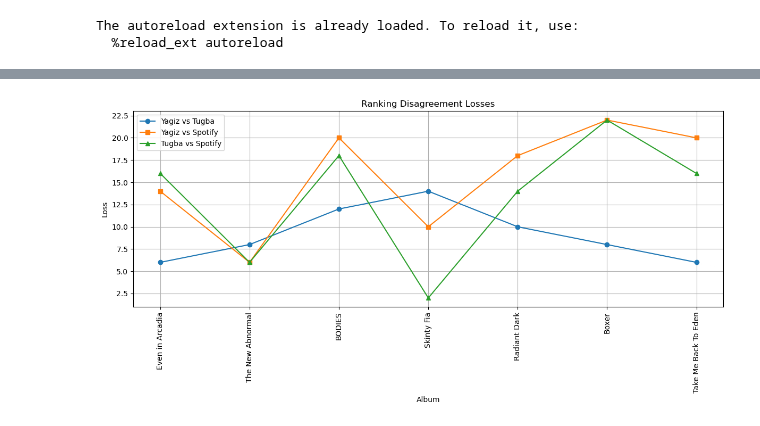
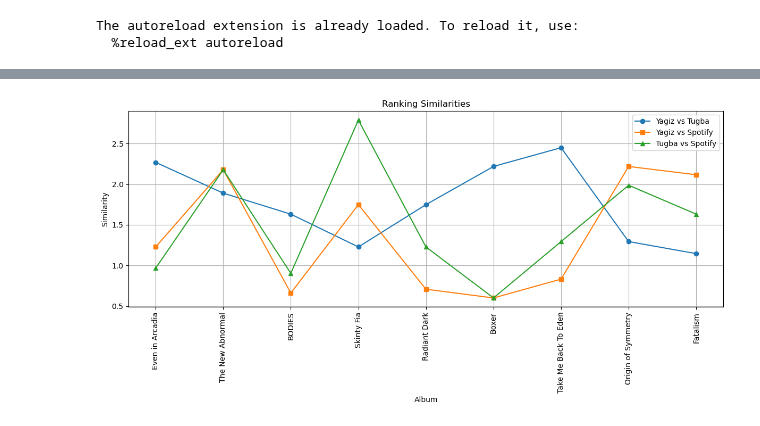
Before and after one commit to tugbatumer/album_ranking, a Jupyter notebook: album_ranking.ipynb, the cells around one changed output, grey strips where cells are left out. Saved outputs shown, nothing was run; the diff lists cells and outputs as text; code cells hidden in the pictures.

Commit message:
Spotify vs US + Monte Carlo Finalized

```diff
--- a/album_ranking.ipynb
+++ b/album_ranking.ipynb
@@ -60,12 +60,42 @@ rankings = [
         'Yagiz': [7, 10, 9, 4, 0],
         'Tugba': [10, 7, 9, 0, 2],
     },
+    {
+        'album': 'Origin of Symmetry',
+        'artist': 'Muse',
+        'spotify_id': '1Dh27pjT3IEdiRG9Se5uQn',
+        'Yagiz': [4, 0, 11, 9, 5],
+        'Tugba': [4, 1, 5, 0, 2],
+    },
+    {
+        'album': 'Fatalism',
+        'artist': 'Polaris',
+        'spotify_id': '6yMmUKkAfVoHJT71ZpoBi5',
+        'Yagiz': [5, 1, 7, 0, 4],
+        'Tugba': [7, 4, 3, 0, 1],
+    },
 ]
 
 ranking_df = pd.DataFrame(rankings)
 # %%
 ranking_loss_df = compute_ranking_losses_extended(ranking_df)
 ranking_loss_df = extend_df_with_spotify(ranking_loss_df)
-ranking_loss_df = ranking_loss_df[['album', 'artist', 'spotify_id', 'Yagiz', 'Tugba', 'Spotify', 'loss_y_vs_t', 'loss_y_vs_s', 'loss_t_vs_s']]
-ranking_loss_df
+
+with open('baseline_loss_stats.json') as f:
+    baseline_stats = json.load(f)
+
+for col in ['y_vs_t', 'y_vs_s', 't_vs_s']:
+    loss_col = f'loss_{col}'
+    sim_col = f'similarity_{col}'
+    ranking_loss_df[sim_col] = ranking_loss_df.apply(
+        lambda row: compute_similarity_score(row[loss_col], baseline_stats, row['total_songs']), axis=1
+    )
+
+similarity_df = ranking_loss_df[[
+    'album', 'artist', 'spotify_id', 'total_songs',
+    'Yagiz', 'Tugba', 'Spotify',
+    'similarity_y_vs_t', 'similarity_y_vs_s', 'similarity_t_vs_s'
+]]
+
+similarity_df
 # %% [output]
@@ -82,7 +116,7 @@ WARNING:root:Your application has reached a rate/request limit. Retry will occur
 # %%
-plot_all_ranking_losses(ranking_loss_df)
+plot_all_ranking_similarities(similarity_df)
 # %% [output]
-[figure, old version]
+[figure, new version]
 # %%
 output = [
     {
```
Also changed, not shown: parts of 3 cells of this notebook, 12 other files.
